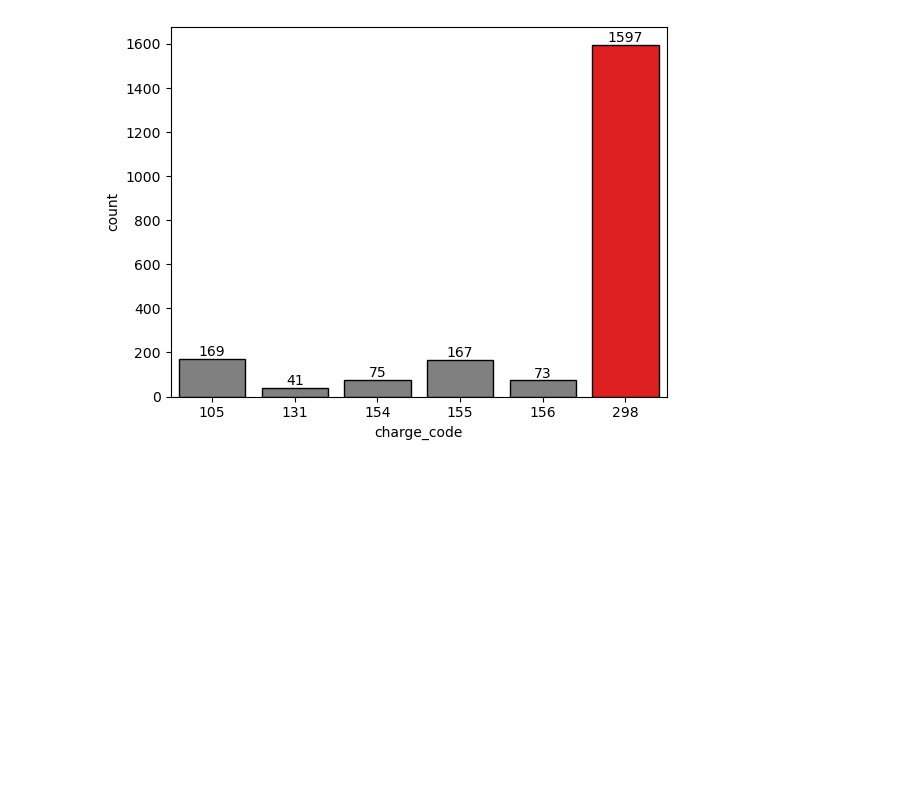
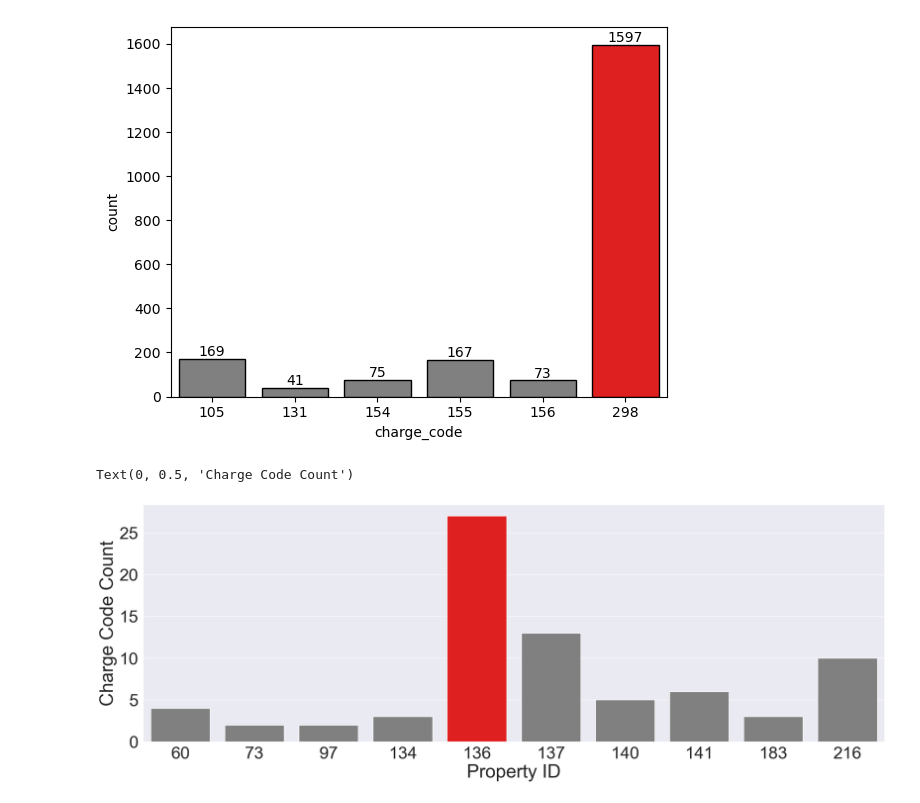
Before and after one commit to Project-DANE/DANE, a Jupyter notebook: e_workbook.ipynb, the cells around one changed output. Saved outputs shown, nothing was run; the diff lists cells and outputs as text; code cells hidden in the pictures; blank space fills up the shorter version.

```diff
--- a/e_workbook.ipynb
+++ b/e_workbook.ipynb
@@ -47,0 +78,12 @@ cc = [96, 105, 106, 115, 127, 131, 137, 138,142, 148, 154,
+# %%
+color= ['grey, ''grey', 'grey', 'grey', 'grey','red', 'grey', 'grey']
+fig = plt.figure()
+sns.barplot(data= df3, x= 'prop_id', y= 'most_common', palette= color)
+sns.set(font_scale= 3)
+sns.set(rc={'figure.figsize':(25.7,8.27)})
+sns.set(font_scale= 3)
+plt.xlabel('Property ID')
+plt.ylabel('Charge Code Count')
+# %% [output]
+Text(0, 0.5, 'Charge Code Count')
+[figure, added]
```
Also changed, not shown: parts of 12 cells of this notebook.
